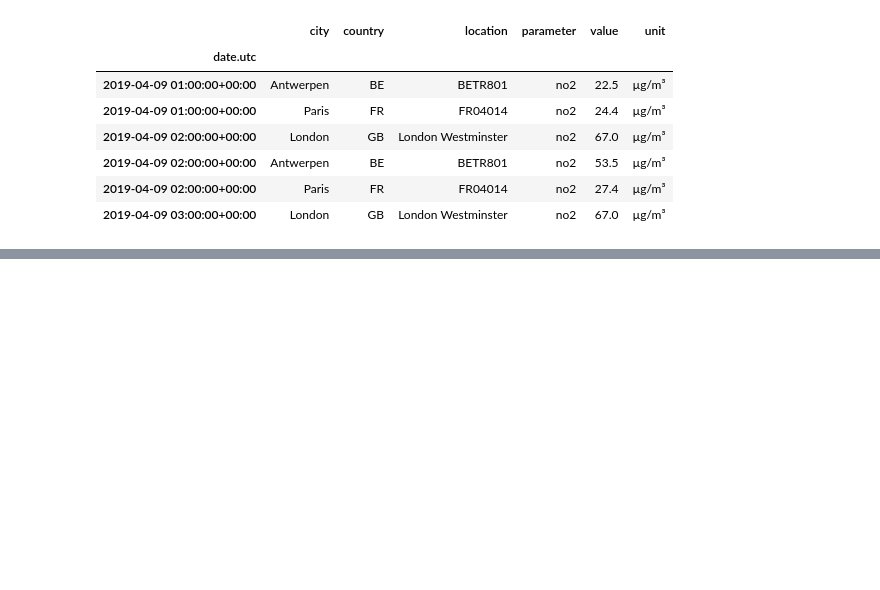
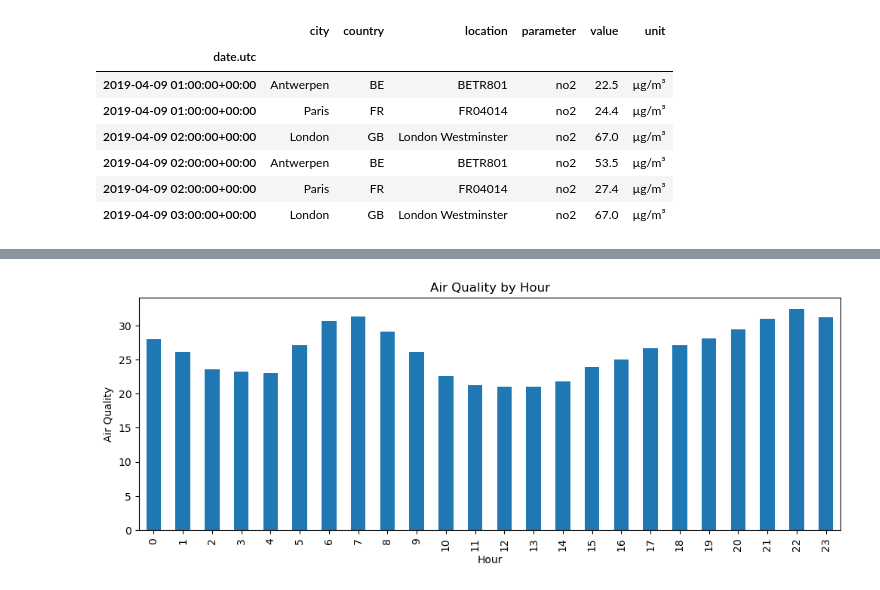
Before and after one commit to ceccode/stock-markets-analytics-zoomcamp, a Jupyter notebook: 02-dataframe-analysis/pandas-tutorial/pandas-getting-started.ipynb, the cells around one changed output, grey strips where cells are left out. Drawn from its saved outputs; the diff is of its cells as text; code cells hidden in the pictures; blank space fills up the shorter version.

```diff
--- a/02-dataframe-analysis/pandas-tutorial/pandas-getting-started.ipynb
+++ b/02-dataframe-analysis/pandas-tutorial/pandas-getting-started.ipynb
@@ -116,0 +247,7 @@ memory usage: 336.0+ bytes
+# %%
+
+# What is the average concentration for each day of the week for each of the measurement locations?
+
+air_quality["day"] = air_quality["datetime"].dt.dayofweek
+
+air_quality.groupby(["location", "day"])["value"].mean().unstack()
@@ -116,0 +260,7 @@ memory usage: 336.0+ bytes
+# %%
+
+air_quality["hour"] = air_quality["datetime"].dt.hour
+
+air_quality_hourly = air_quality.groupby(["hour"])["value"].mean()
+
+air_quality_hourly
@@ -116,0 +285,13 @@ memory usage: 336.0+ bytes
+# %%
+
+fig, axs = plt.subplots(figsize=(12, 4))
+
+air_quality_hourly.plot(kind="bar", ax=axs)
+
+axs.set_title("Air Quality by Hour")
+axs.set_xlabel("Hour")
+axs.set_ylabel("Air Quality")
+
+plt.show()
+# %% [output]
+[figure, added]
```
Also changed, not shown: parts of 19 cells of this notebook, 1 other file.
